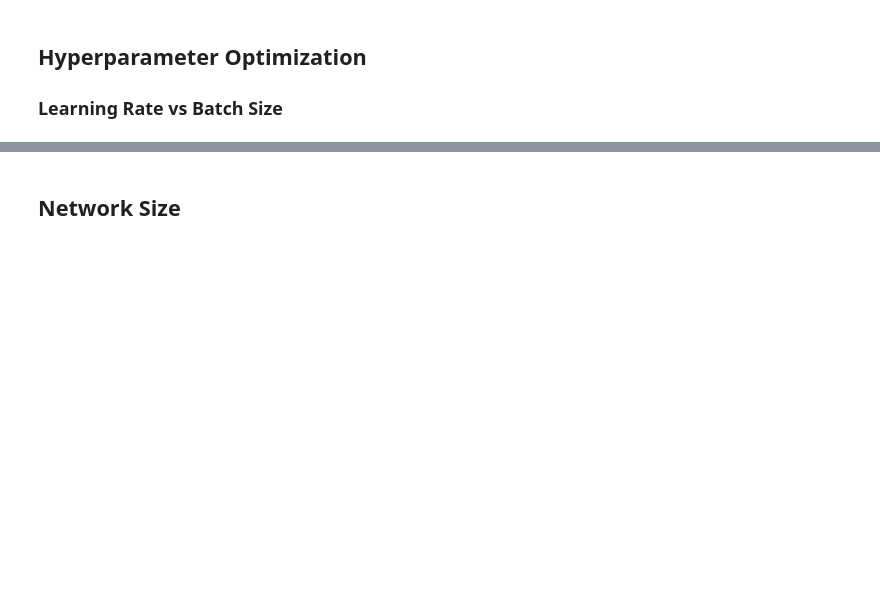
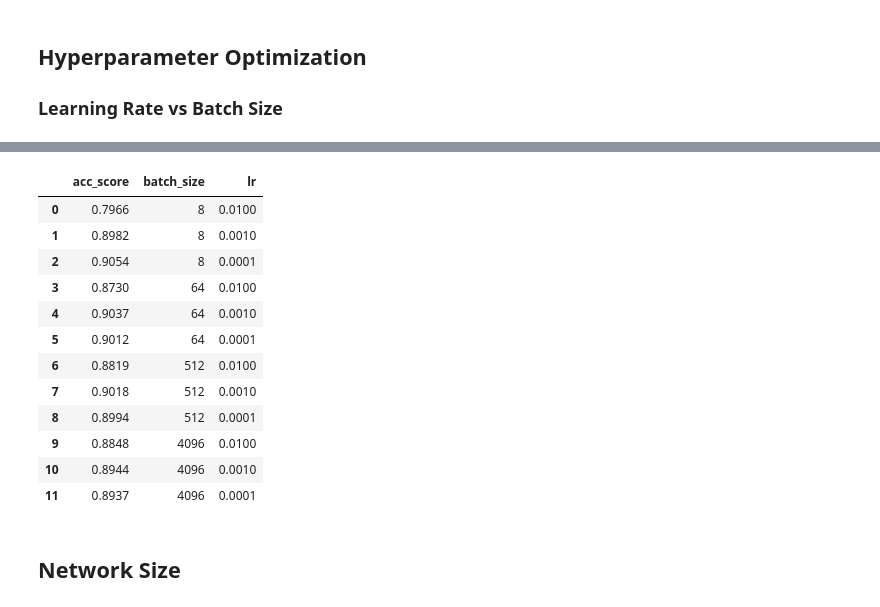
Before and after one commit to asdfbat/FYS-STK4155, a Jupyter notebook: Project3/src/Fashion_DNN.ipynb, the cells around one changed output, grey strips where cells are left out. Drawn from its saved outputs; the diff is of its cells as text; code cells hidden in the pictures; blank space fills up the shorter version.

```diff
--- a/Project3/src/Fashion_DNN.ipynb
+++ b/Project3/src/Fashion_DNN.ipynb
@@ -127,6 +148,22 @@ for batch_size in all_params["batch_size"]:
 # %%
 hp_df = pd.DataFrame.from_dict(hp_dict)
 hp_df.to_pickle("../data/hp_df_DNN_lr_batch.pickle")
+# %%
+hp_df
+# %% [output]
+|  | acc_score | batch_size | lr |
+| 0 | 0.7966 | 8 | 0.0100 |
+| 1 | 0.8982 | 8 | 0.0010 |
+| 2 | 0.9054 | 8 | 0.0001 |
+| 3 | 0.8730 | 64 | 0.0100 |
+| 4 | 0.9037 | 64 | 0.0010 |
+| 5 | 0.9012 | 64 | 0.0001 |
+| 6 | 0.8819 | 512 | 0.0100 |
+| 7 | 0.9018 | 512 | 0.0010 |
+| 8 | 0.8994 | 512 | 0.0001 |
+| 9 | 0.8848 | 4096 | 0.0100 |
+| 10 | 0.8944 | 4096 | 0.0010 |
+| 11 | 0.8937 | 4096 | 0.0001 |
 # %% [markdown]
 ## Network Size
 # %%
```
Also changed, not shown: parts of 6 cells of this notebook, 1 other file.
